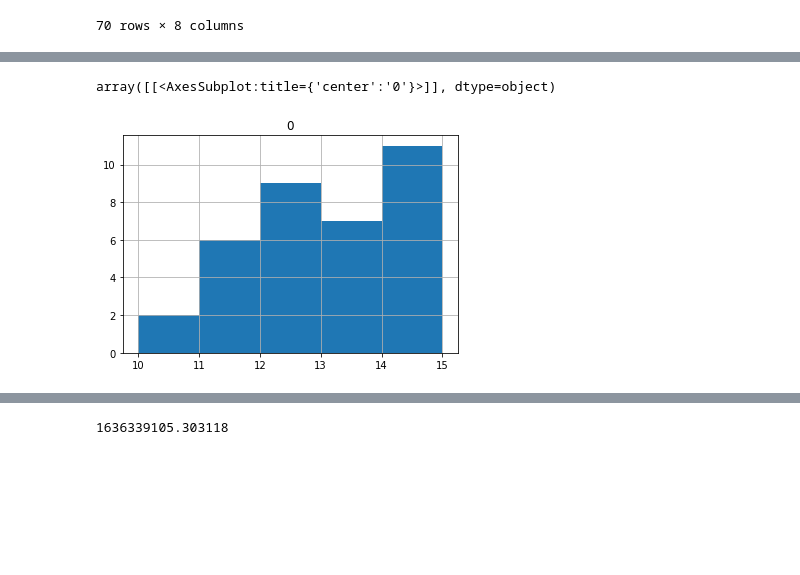
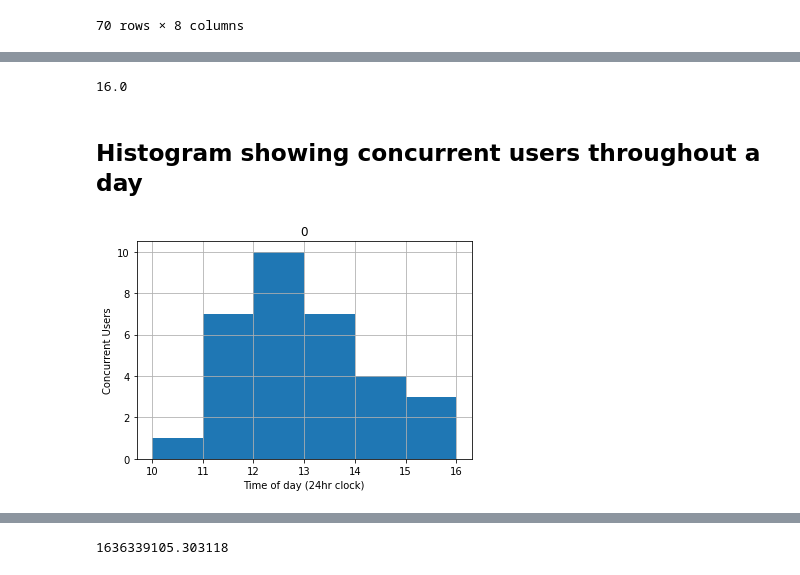
Before and after one commit to donutboy929/tictactAI, a Jupyter notebook: jupyter/visualise-a28-metrics/visualiser.ipynb, the cells around one changed output, grey strips where cells are left out. Saved outputs shown, nothing was run; the diff lists cells and outputs as text; code cells hidden in the pictures; blank space fills up the shorter version.

```diff
--- a/jupyter/visualise-a28-metrics/visualiser.ipynb
+++ b/jupyter/visualise-a28-metrics/visualiser.ipynb
@@ -251,5 +251,14 @@ df_fri_hist
-# %%
-df_fri_hist.transpose().hist(bins=5)
-# %% [output]
-array([[<AxesSubplot:title={'center':'0'}>]], dtype=object)
-[figure, removed]
+# %%
+df_fri_hist.max(axis=1)[0]
+# %% [output]
+16.0
+# %% [markdown]
+## Histogram showing concurrent users throughout a day
+# %%
+axarr = df_fri_hist.transpose().hist(bins=6)
+
+for ax in axarr.flatten():
+    ax.set_xlabel("Time of day (24hr clock)")
+    ax.set_ylabel("Concurrent Users")
+# %% [output]
+[figure, added]
```
Also changed, not shown: parts of 4 cells of this notebook.
